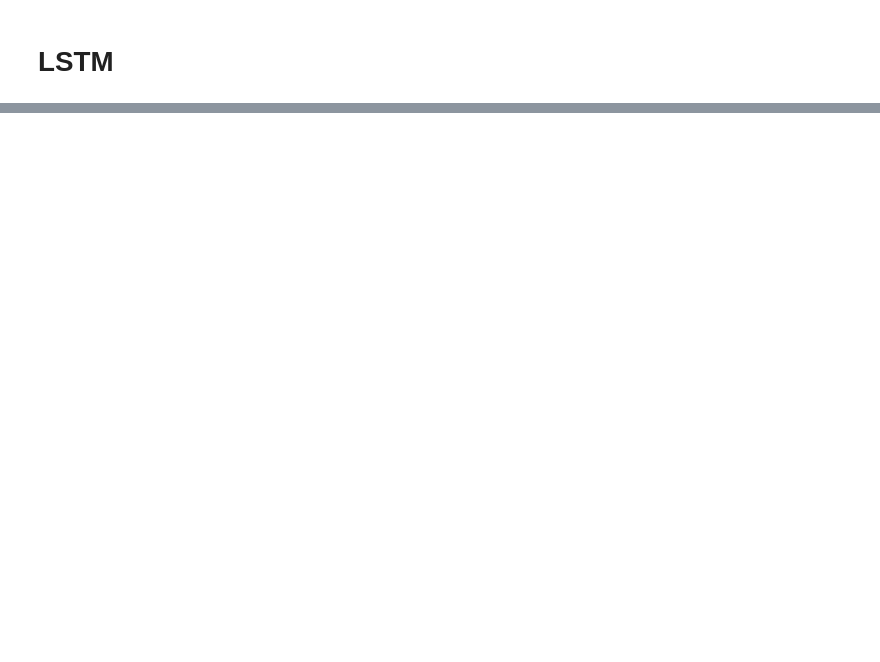
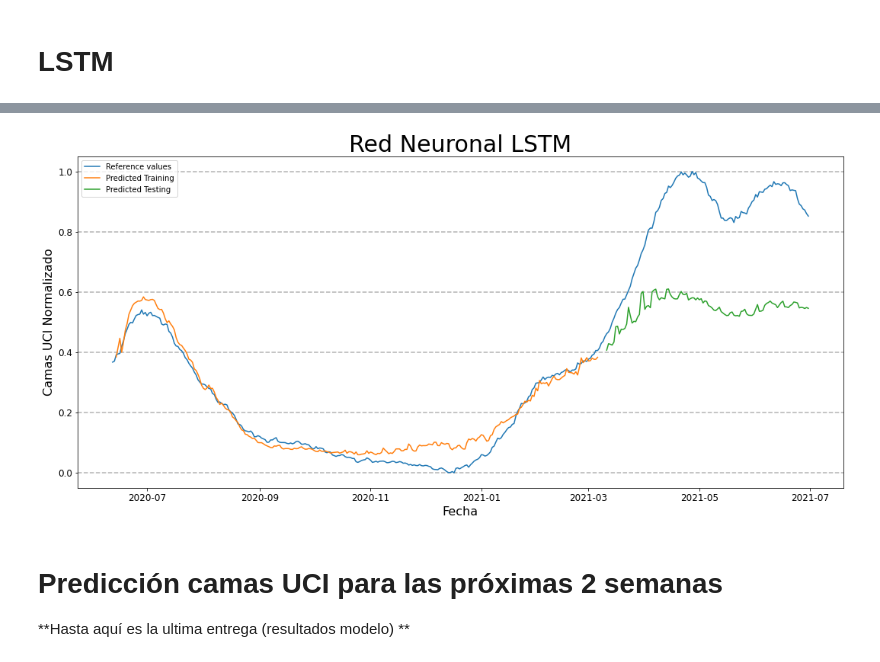
Before and after one commit to ncarf/prediction-uci, a Jupyter notebook: Prediction_UCI.ipynb, the cells around one changed output, grey strips where cells are left out. Cells and saved outputs as stored; diff of their text form; code cells hidden in the pictures; blank space fills up the shorter version.

```diff
--- a/Prediction_UCI.ipynb
+++ b/Prediction_UCI.ipynb
@@ -997,0 +1574,18 @@ x_test_temp = np.reshape(x_test_temp.values, (x_test_temp.shape[0], features, lo
+# %%
+# Create reference data
+referencePlot = deepcopy(base[:])
+referencePlot[:len(X),:] = X[[y_lab]]
+referencePlot = pd.DataFrame(referencePlot, columns=['Reference values'], index=Y.index)
+# %%
+# Create train predict data
+trainPredictPlot = deepcopy(base[:])
+trainPredictPlot[look_back:len(trainPredict)+look_back,0] = trainPredict[:]
+trainPredictPlot = pd.DataFrame(trainPredictPlot, columns=['Predicted Training'], index=Y.index)
+# %%
+# Create test predict data
+testPredictPlot = deepcopy(base[:])
+testPredictPlot[len(trainPredict)+(look_back*2)+2:,0] = testPredict[:]
+testPredictPlot = pd.DataFrame(testPredictPlot, columns=['Predicted Testing'], index=Y.index)
+# %%
+plotData = pd.merge(referencePlot, trainPredictPlot, how='outer', left_index=True, right_index=True)
+plotData = pd.merge(plotData, testPredictPlot, how='outer', left_index=True, right_index=True)
@@ -997,0 +1612,16 @@ x_test_temp = np.reshape(x_test_temp.values, (x_test_temp.shape[0], features, lo
+# %%
+ fig = plt.figure(figsize=(18,8))
+ax = fig.add_subplot(111)
+ax.plot(plotData)
+#Título del gráfico
+plt.title('Red Neuronal LSTM', fontsize=30)
+plt.xlabel("Fecha", fontsize=16)
+plt.ylabel("Camas UCI Normalizado", fontsize=16)
+ax.grid(True, 'major', 'y', ls='--', lw=1.5, c='k', alpha=.3)
+ax.legend(plotData.columns,loc='upper left')
+plt.show()
+# %% [output]
+[figure, added]
+# %% [markdown]
+# Predicción camas UCI para las próximas 2 semanas
+**Hasta aquí es la ultima entrega (resultados modelo) **
```
Also changed, not shown: parts of 88 cells of this notebook.
